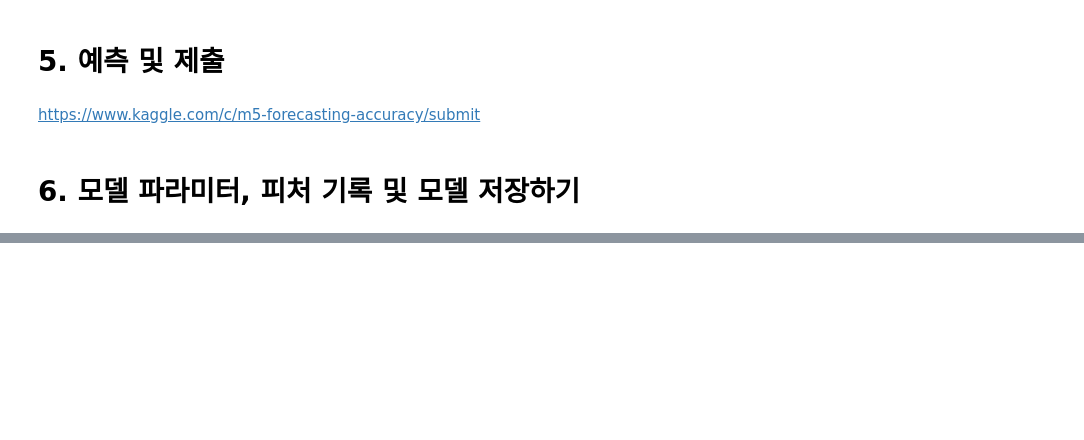
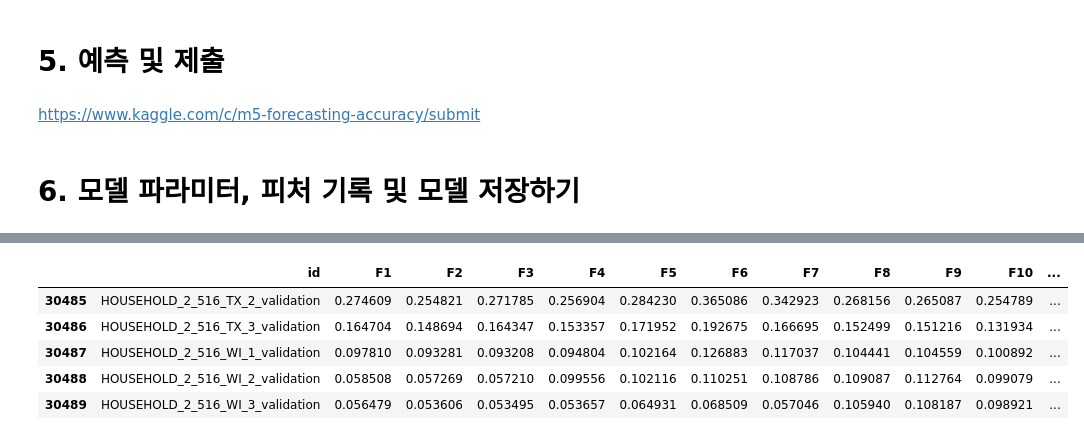
Before and after one commit to kongjeongbae/10_estimate_sales_of_walmart_retail_goods, a Jupyter notebook: baseline.ipynb, the cells around one changed output, grey strips where cells are left out. Saved outputs shown, nothing was run; the diff lists cells and outputs as text; code cells hidden in the pictures; blank space fills up the shorter version.

```diff
--- a/baseline.ipynb
+++ b/baseline.ipynb
@@ -802,0 +818,2 @@ import joblib
+# %%
+tmp4 = tmp2[:30490]
@@ -802,0 +830,9 @@ import joblib
+# %%
+tmp4.tail()
+# %% [output]
+|  | id | F1 | F2 | F3 | F4 | F5 | F6 | F7 | F8 | F9 | F10 | ... |
+| 30485 | HOUSEHOLD_2_516_TX_2_validation | 0.274609 | 0.254821 | 0.271785 | 0.256904 | 0.284230 | 0.365086 | 0.342923 | 0.268156 | 0.265087 | 0.254789 | ... |
+| 30486 | HOUSEHOLD_2_516_TX_3_validation | 0.164704 | 0.148694 | 0.164347 | 0.153357 | 0.171952 | 0.192675 | 0.166695 | 0.152499 | 0.151216 | 0.131934 | ... |
+| 30487 | HOUSEHOLD_2_516_WI_1_validation | 0.097810 | 0.093281 | 0.093208 | 0.094804 | 0.102164 | 0.126883 | 0.117037 | 0.104441 | 0.104559 | 0.100892 | ... |
+| 30488 | HOUSEHOLD_2_516_WI_2_validation | 0.058508 | 0.057269 | 0.057210 | 0.099556 | 0.102116 | 0.110251 | 0.108786 | 0.109087 | 0.112764 | 0.099079 | ... |
+| 30489 | HOUSEHOLD_2_516_WI_3_validation | 0.056479 | 0.053606 | 0.053495 | 0.053657 | 0.064931 | 0.068509 | 0.057046 | 0.105940 | 0.108187 | 0.098921 | ... |
```
Also changed, not shown: parts of 9 cells of this notebook, 8 other files.
